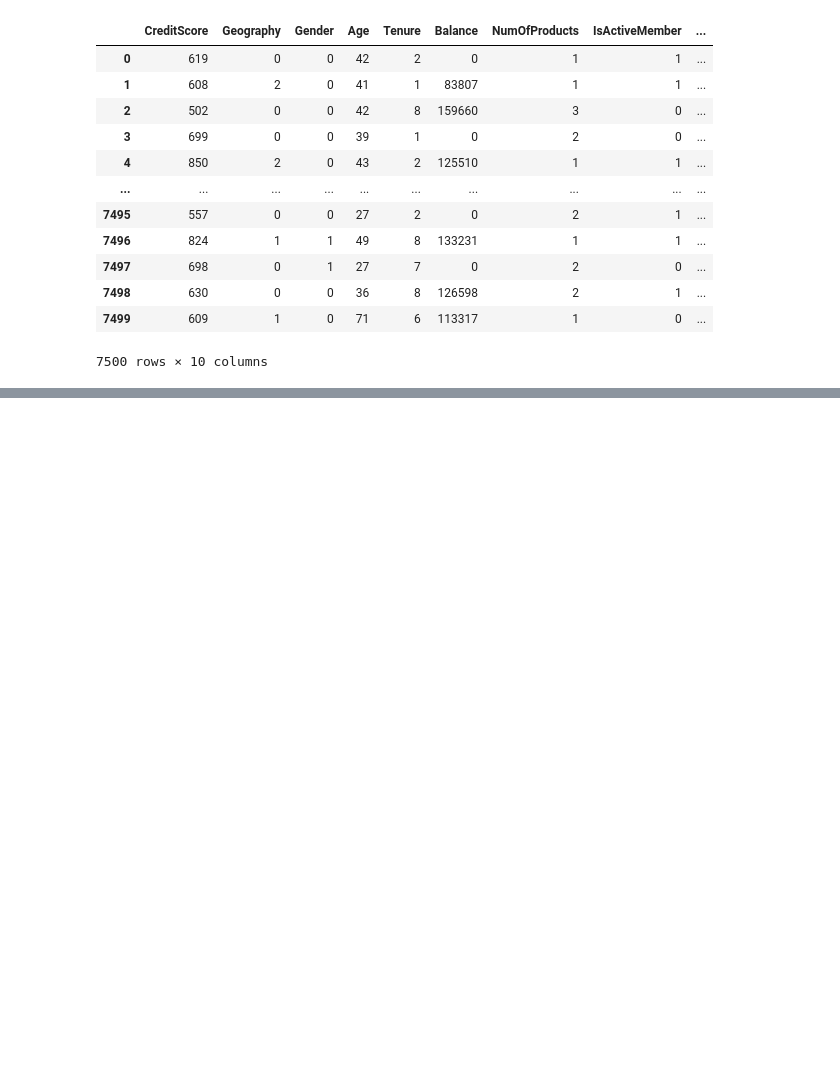
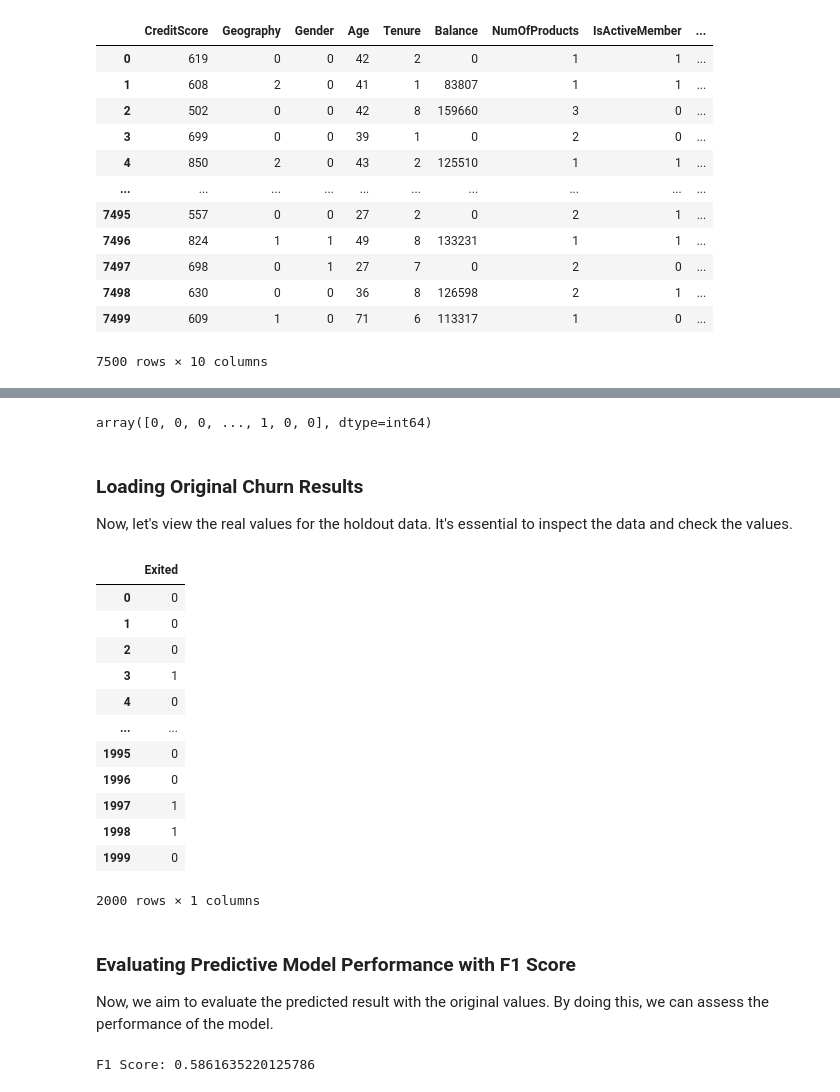
Before and after one commit to NandiSoham/Bank-Churn-Prediction, a Jupyter notebook: bank_churn_predictor.ipynb, the cells around one changed output, grey strips where cells are left out. Drawn from its saved outputs; the diff is of its cells as text; code cells hidden in the pictures; blank space fills up the shorter version.

```diff
--- a/bank_churn_predictor.ipynb
+++ b/bank_churn_predictor.ipynb
@@ -367,0 +521,42 @@ We've obtained the remaining metrics. Now, let's fine-tune the model to improve
+# %%
+predictions = rf_RandomGrid.predict(holdout_df.values)
+predictions
+# %% [output]
+array([0, 0, 0, ..., 1, 0, 0], dtype=int64)
+# %% [markdown]
+### Loading Original Churn Results
+Now, let's view the real values for the holdout data. It's essential to inspect the data and check the values.
+# %%
+import pandas as pd
+result_df = pd.read_csv('holdout_churn_result.csv')
+result_df
+# %% [output]
+|  | Exited |
+| 0 | 0 |
+| 1 | 0 |
+| 2 | 0 |
+| 3 | 1 |
+| 4 | 0 |
+| ... | ... |
+| 1995 | 0 |
+| 1996 | 0 |
+| 1997 | 1 |
+| 1998 | 1 |
+| 1999 | 0 |
+2000 rows × 1 columns
+# %% [markdown]
+### Evaluating Predictive Model Performance with F1 Score
+Now, we aim to evaluate the predicted result with the original values. By doing this, we can assess the performance of the model.
+# %%
+from sklearn.metrics import f1_score
+
+# Assuming 'Exited' column contains the actual labels in result_df DataFrame
+actual_labels = result_df['Exited'].values
+
+# Calculate the F1 score
+f1_score = f1_score(actual_labels, predictions)
+
+# Display the F1 score
+print("F1 Score:", f1_score)
+# %% [output]
+F1 Score: 0.5861635220125786
```
Also changed, not shown: parts of 42 cells of this notebook, 2 other files.
